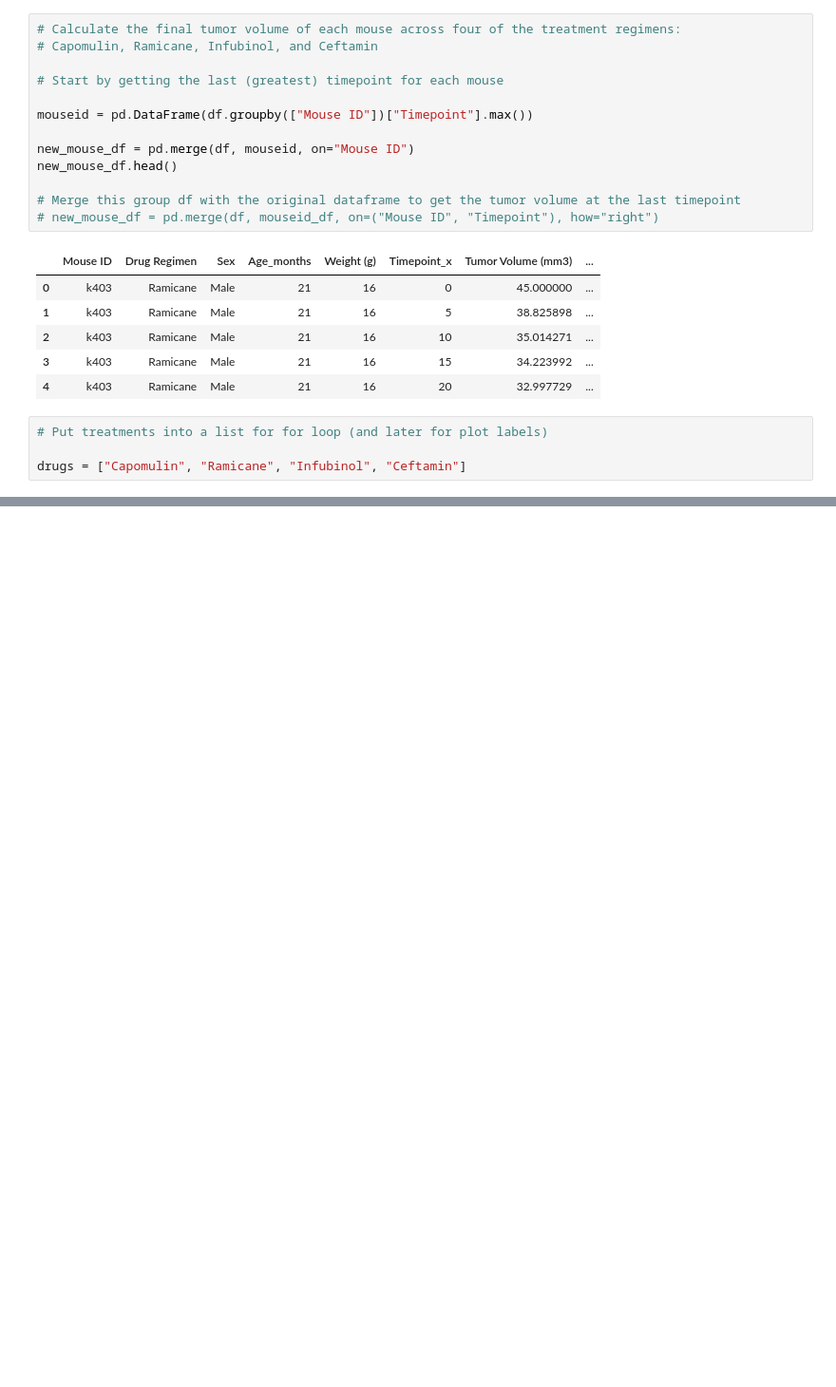
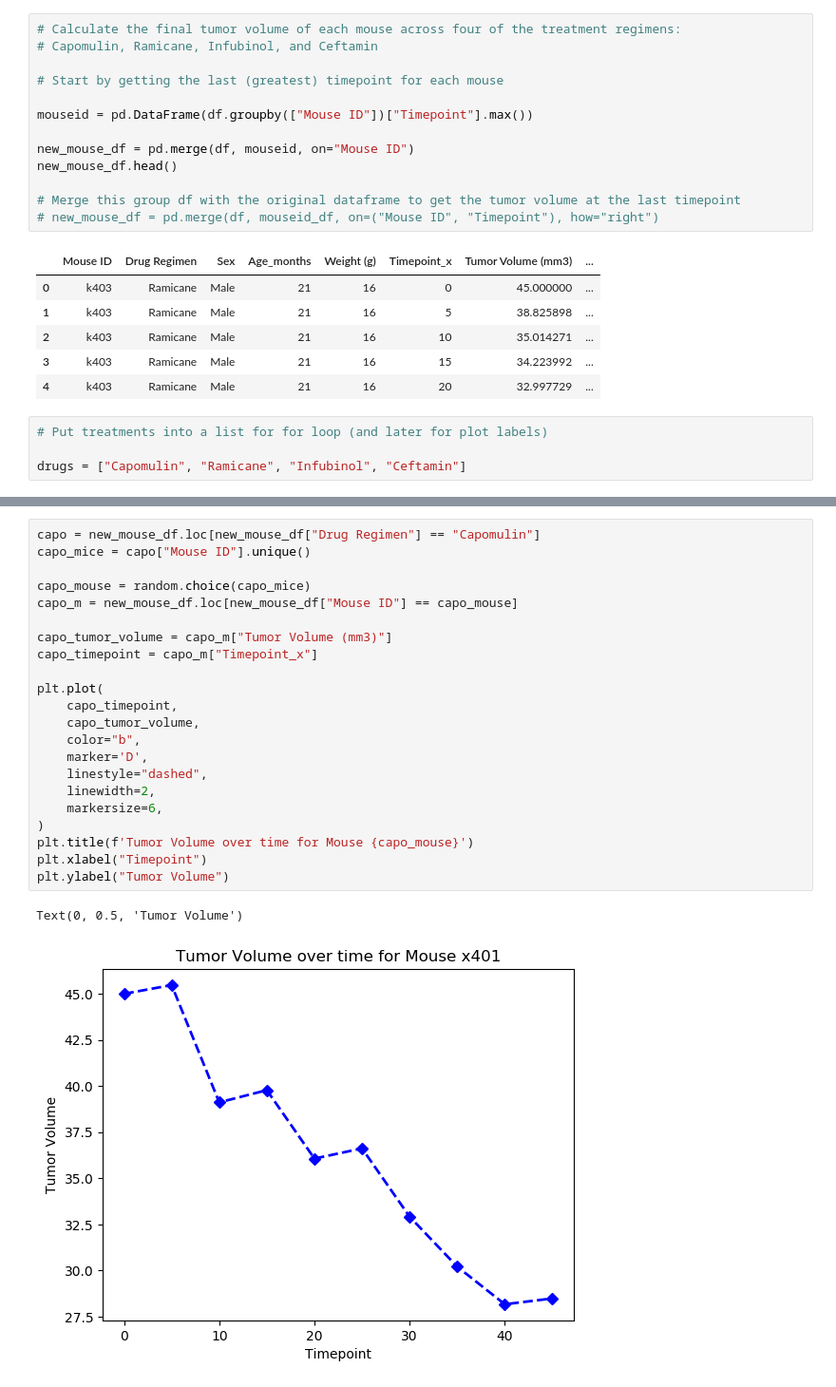
Before and after one commit to tylerhill122/matplotlib-challenge, a Jupyter notebook: Pymaceuticals.ipynb, the cells around one changed output, grey strips where cells are left out. Shown: that part at 95% size. Saved outputs shown, nothing was run; the diff lists cells and outputs as text; blank space fills up the shorter version.

```diff
--- a/Pymaceuticals.ipynb
+++ b/Pymaceuticals.ipynb
@@ -301,0 +295,25 @@ plt.boxplot(tumor_vol, labels=drugs, notch=None, vert=None, patch_artist=None, w
+# %%
+capo = new_mouse_df.loc[new_mouse_df["Drug Regimen"] == "Capomulin"]
+capo_mice = capo["Mouse ID"].unique()
+
+capo_mouse = random.choice(capo_mice)
+capo_m = new_mouse_df.loc[new_mouse_df["Mouse ID"] == capo_mouse]
+
+capo_tumor_volume = capo_m["Tumor Volume (mm3)"]
+capo_timepoint = capo_m["Timepoint_x"]
+
+plt.plot(
+    capo_timepoint,
+    capo_tumor_volume,
+    color="b",
+    marker='D',
+    linestyle="dashed",
+    linewidth=2,
+    markersize=6,
+)
+plt.title(f'Tumor Volume over time for Mouse {capo_mouse}')
+plt.xlabel("Timepoint")
+plt.ylabel("Tumor Volume")
+# %% [output]
+Text(0, 0.5, 'Tumor Volume')
+[figure, added]
```
Also changed, not shown: parts of 4 cells of this notebook.
